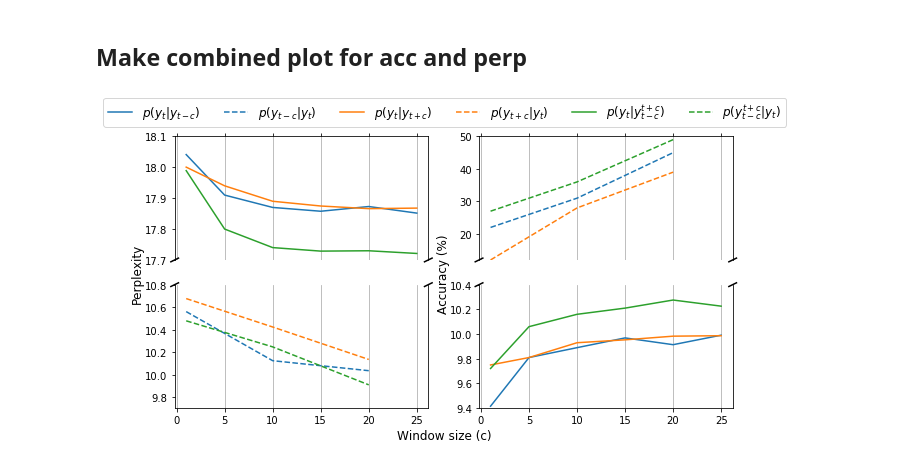
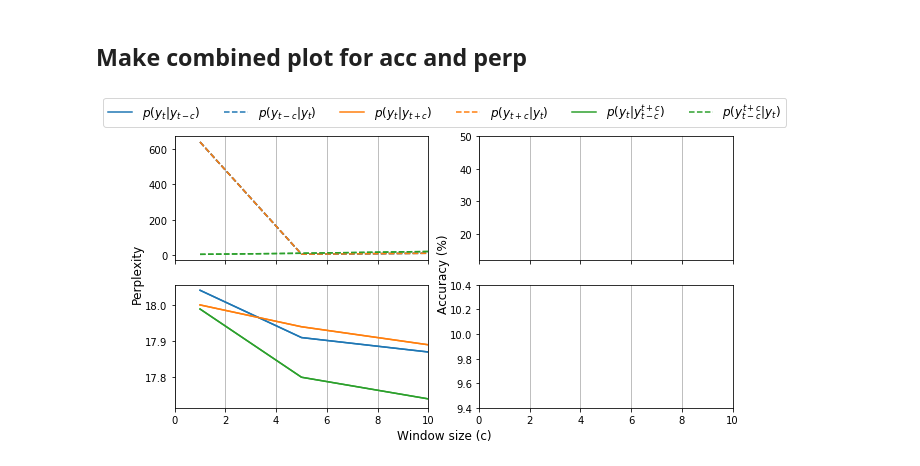
Before and after one commit to mari756h/The_unemployed_cells, a Jupyter notebook: Visualize.ipynb, the cells around one changed output. Cells and saved outputs as stored; diff of their text form; code cells hidden in the pictures.

Commit message:
make plots

```diff
--- a/Visualize.ipynb
+++ b/Visualize.ipynb
@@ -53,5 +53,5 @@ c_both.head()
 # %%
-acc = pd.DataFrame(data={'model': c_pre.model.values, 'ws': c_pre.window_size.values, 'pre':c_pre.accuracy.values, 'post':c_post.accuracy.values, 'both':c_both.accuracy.values})
+acc = pd.DataFrame(data={'model': c_pre.model.values, 'ws': c_pre.window_size.values, 'pre':c_pre.acc_b62.values, 'post':c_post.acc_b62.values, 'both':c_both.acc_b62.values})
 acc.head()
 # %% [output]
 |  | model | ws | pre | post | both |
@@ -78,7 +78,7 @@ fig, (ax1, ax2) = plt.subplots(nrows=2, ncols=2, figsize=(10, 5), sharex=True)
 # Plot on axis (0 = Perplexity, 1 = Accuracy)
 for ax in [ax1, ax2]:
     # ax1 is CBoW
-    c_pre, c_post, c_both = ax[0].plot(perp.loc[perp.model == 'CBoW'].ws, perp.loc[perp.model == 'CBoW'].pre, '-C0',
+    c_pre, c_post, c_both = ax2[0].plot(perp.loc[perp.model == 'CBoW'].ws, perp.loc[perp.model == 'CBoW'].pre, '-C0',
                                perp.loc[perp.model == 'CBoW'].ws, perp.loc[perp.model == 'CBoW'].post, '-C1',
                                perp.loc[perp.model == 'CBoW'].ws, perp.loc[perp.model == 'CBoW'].both, '-C2')
     c_pre, c_post, c_both = ax[1].plot(acc.loc[perp.model == 'CBoW'].ws, acc.loc[perp.model == 'CBoW'].pre, '-C0',
@@ -86,7 +86,7 @@ for ax in [ax1, ax2]:
                                acc.loc[perp.model == 'CBoW'].ws, acc.loc[perp.model == 'CBoW'].both, '-C2')
 
     # ax2 is Skip-gram
-    s_pre, s_post, s_both = ax[0].plot(perp.loc[perp.model == 'SG'].ws, perp.loc[perp.model == 'SG'].pre, '--C0',
+    s_pre, s_post, s_both = ax1[0].plot(perp.loc[perp.model == 'SG'].ws, perp.loc[perp.model == 'SG'].pre, '--C0',
                                perp.loc[perp.model == 'SG'].ws, perp.loc[perp.model == 'SG'].post, '--C1',
                                perp.loc[perp.model == 'SG'].ws, perp.loc[perp.model == 'SG'].both, '--C2')
     s_pre, s_post, s_both = ax[1].plot(acc.loc[perp.model == 'SG'].ws, acc.loc[perp.model == 'SG'].pre, '--C0',
@@ -95,47 +95,53 @@ for ax in [ax1, ax2]:
 
 # Hide the spines between CBoW and Skip-gram
 d = .015  # how big to make the diagonal lines in axes coordinates
+
+# Make
+
 # arguments to pass to plot, just so we don't keep repeating them
-for i in range(2):
-    ax1[i].spines['bottom'].set_visible(False)
-    ax2[i].spines['top'].set_visible(False)
-    ax1[i].xaxis.tick_top()
-    ax1[i].tick_params(labeltop='off')  # don't put tick labels at the top
-    ax2[i].xaxis.tick_bottom()
+#for i in range(2):
+#    ax1[i].spines['bottom'].set_visible(False)
+#    ax2[i].spines['top'].set_visible(False)
+#    ax1[i].xaxis.tick_top()
+#    ax1[i].tick_params(labeltop='off')  # don't put tick labels at the top
+#    ax2[i].xaxis.tick_bottom()
 
     # Set diagonal lines on split axes
-    kwargs = dict(transform=ax1[i].transAxes, color='k', clip_on=False)
-    ax1[i].plot((-d, +d), (-d, +d), **kwargs)        # top-left diagonal
-    ax1[i].plot((1 - d, 1 + d), (-d, +d), **kwargs)  # top-right diagonal
+#    kwargs = dict(transform=ax1[i].transAxes, color='k', clip_on=False)
+#    ax1[i].plot((-d, +d), (-d, +d), **kwargs)        # top-left diagonal
+#    ax1[i].plot((1 - d, 1 + d), (-d, +d), **kwargs)  # top-right diagonal
 
-    kwargs.update(transform=ax2[i].transAxes)  # switch to the bottom axes
-    ax2[i].plot((-d, +d), (1 - d, 1 + d), **kwargs)  # bottom-left diagonal
-    ax2[i].plot((1 - d, 1 + d), (1 - d, 1 + d), **kwargs)  # bottom-right diagonal
+#    kwargs.update(transform=ax2[i].transAxes)  # switch to the bottom axes
+#    ax2[i].plot((-d, +d), (1 - d, 1 + d), **kwargs)  # bottom-left diagonal
+#    ax2[i].plot((1 - d, 1 + d), (1 - d, 1 + d), **kwargs)  # bottom-right diagonal
 
 # Set grids
 for ax in [ax1, ax2]:
     ax[0].grid(which='major', axis='x')
     ax[1].grid(which='major', axis='x')
 
+    # Set x-limits
+    ax[0].set_xlim(0,10)
+    ax[1].set_xlim(0,10)
+
 # Set axis limits
-ax1[0].set_ylim(17.7, 18.1) # Perplexity upper
-ax2[0].set_ylim(9.7, 10.8) # Perplexity lower
+#ax1[0].set_ylim(20, 640.1) # Perplexity upper
+#ax2[0].set_ylim(3.9, 20.1) # Perplexity lower
 ax1[1].set_ylim(12, 50) # Accuracy upper
 ax2[1].set_ylim(9.4, 10.4) # Accuracy lower
 
 # Set axis labels
 fig.text(0.064, 0.5, 'Perplexity', va='center', rotation='vertical', fontsize=12)
 fig.text(0.49, 0.5, 'Accuracy (%)', va='center', rotation='vertical', fontsize=12)
-#ax2.set_ylabel('Accuracy (%)', fontsize=12)
 
 # Overall figure settings
 fig.text(0.5, 0.04, 'Window size (c)', ha='center', fontsize=12)
 fig.legend(handles=[c_pre, s_pre, c_post, s_post, c_both, s_both],
            loc='upper center',
            labels=['$p(y_t|y_{t-c})$', '$p(y_{t-c}|y_t)$',
                    '$p(y_t|y_{t+c})$', '$p(y_{t+c}|y_t)$',
                    '$p(y_t|y_{t-c}^{t+c})$', '$p(y_{t-c}^{t+c}|y_t)$'],
            ncol=6, fontsize=12)
 plt.savefig(wkdir+'performances.pdf', dpi=1000)
 # %% [output]
-[figure, old version]
+[figure, new version]
```
Also changed, not shown: parts of 7 cells of this notebook.
